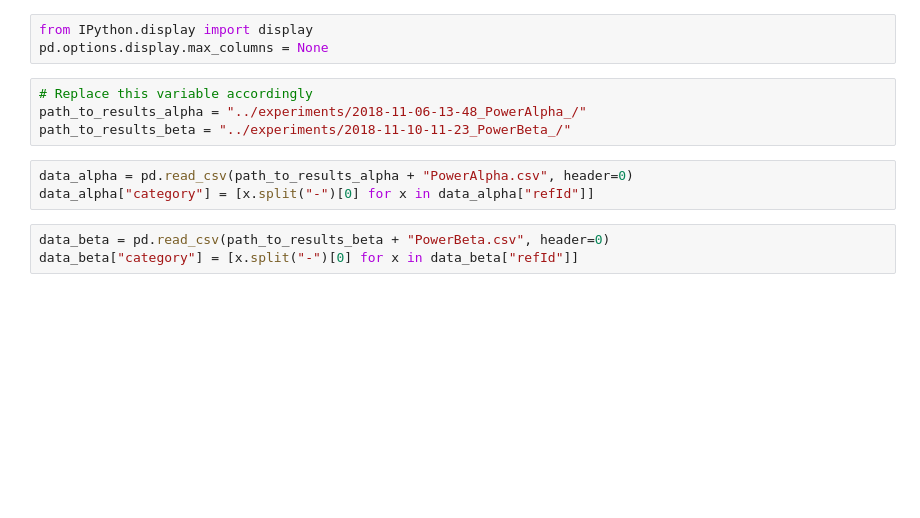
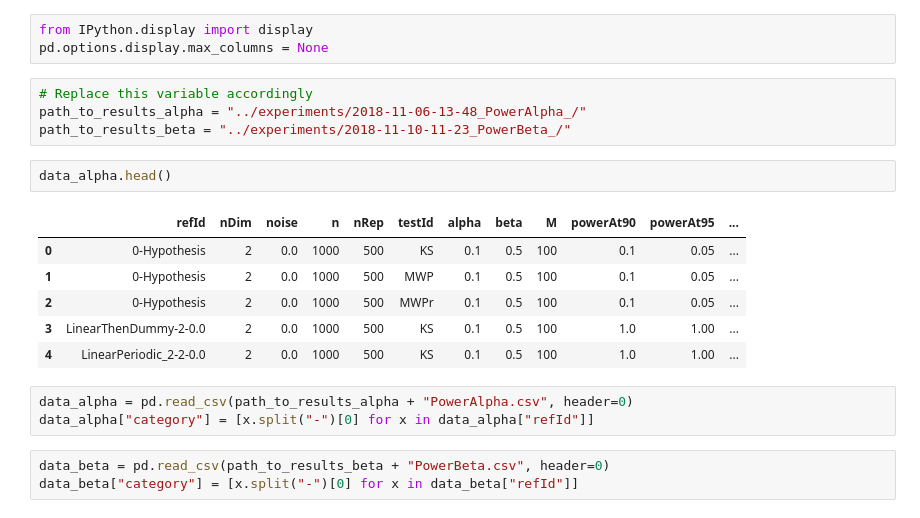
Before and after one commit to edouardfouche/MCDE, a Jupyter notebook: visualize/PowerAlphaBeta.ipynb, the cells around one changed output. Saved outputs shown, nothing was run; the diff lists cells and outputs as text; blank space fills up the shorter version.

```diff
--- a/visualize/PowerAlphaBeta.ipynb
+++ b/visualize/PowerAlphaBeta.ipynb
@@ -18,6 +18,15 @@ pd.options.display.max_columns = None
 # Replace this variable accordingly
 path_to_results_alpha = "../experiments/2018-11-06-13-48_PowerAlpha_/"
 path_to_results_beta = "../experiments/2018-11-10-11-23_PowerBeta_/"
+# %%
+data_alpha.head()
+# %% [output]
+|  | refId | nDim | noise | n | nRep | testId | alpha | beta | M | powerAt90 | powerAt95 | ... |
+| 0 | 0-Hypothesis | 2 | 0.0 | 1000 | 500 | KS | 0.1 | 0.5 | 100 | 0.1 | 0.05 | ... |
+| 1 | 0-Hypothesis | 2 | 0.0 | 1000 | 500 | MWP | 0.1 | 0.5 | 100 | 0.1 | 0.05 | ... |
+| 2 | 0-Hypothesis | 2 | 0.0 | 1000 | 500 | MWPr | 0.1 | 0.5 | 100 | 0.1 | 0.05 | ... |
+| 3 | LinearThenDummy-2-0.0 | 2 | 0.0 | 1000 | 500 | KS | 0.1 | 0.5 | 100 | 1.0 | 1.00 | ... |
+| 4 | LinearPeriodic_2-2-0.0 | 2 | 0.0 | 1000 | 500 | KS | 0.1 | 0.5 | 100 | 1.0 | 1.00 | ... |
 # %%
 data_alpha = pd.read_csv(path_to_results_alpha + "PowerAlpha.csv", header=0)
 data_alpha["category"] = [x.split("-")[0] for x in data_alpha["refId"]]
```
Also changed, not shown: parts of 5 cells of this notebook, 24 other files.
